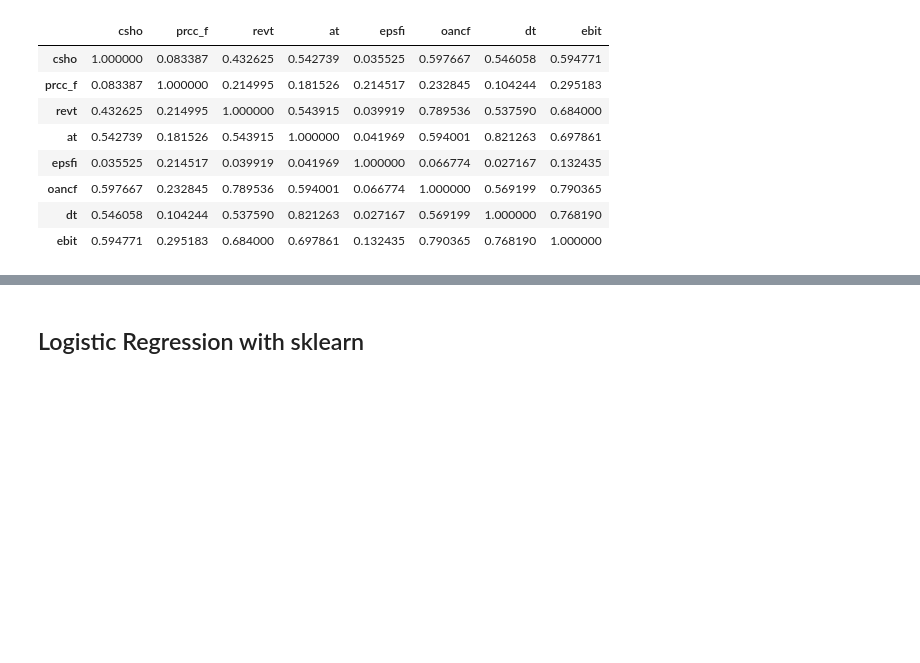
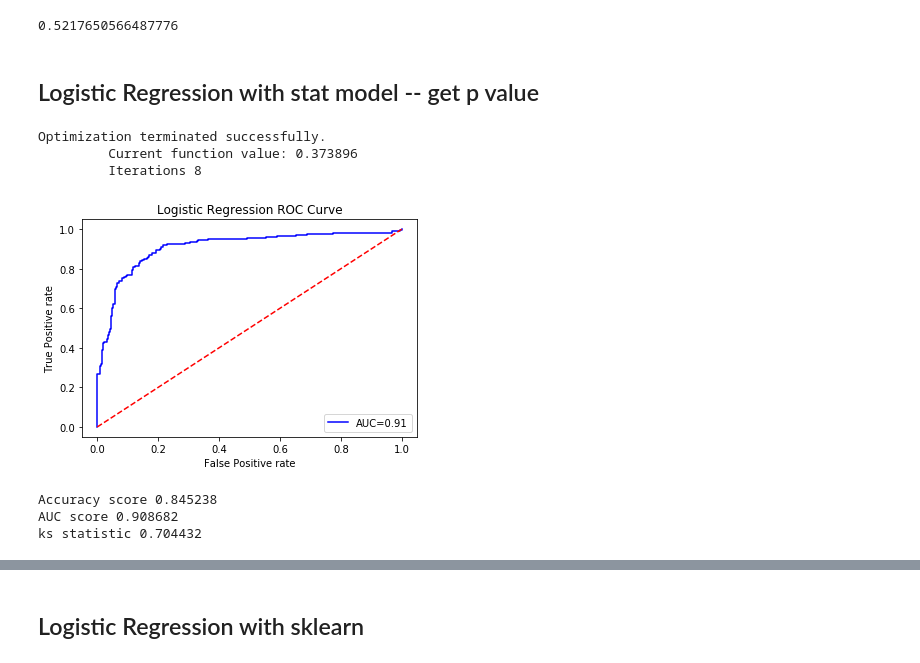
Before and after one commit to YangGao1/Bankruptcy_Prediction, a Jupyter notebook: code/Logistic.ipynb, the cells around one changed output, grey strips where cells are left out. Drawn from its saved outputs; the diff is of its cells as text; code cells hidden in the pictures; blank space fills up the shorter version.

```diff
--- a/code/Logistic.ipynb
+++ b/code/Logistic.ipynb
@@ -5,16 +7,30 @@ from sklearn import neighbors, linear_model
 
 df_new=sample_data()
 trX,teX,trY,teY=make_test_train(df_new)
-# %%
-#look at correlations
-df_new[columns_selected].corr()
-# %% [output]
-|  | csho | prcc_f | revt | at | epsfi | oancf | dt | ebit |
-| csho | 1.000000 | 0.083387 | 0.432625 | 0.542739 | 0.035525 | 0.597667 | 0.546058 | 0.594771 |
-| prcc_f | 0.083387 | 1.000000 | 0.214995 | 0.181526 | 0.214517 | 0.232845 | 0.104244 | 0.295183 |
-| revt | 0.432625 | 0.214995 | 1.000000 | 0.543915 | 0.039919 | 0.789536 | 0.537590 | 0.684000 |
-| at | 0.542739 | 0.181526 | 0.543915 | 1.000000 | 0.041969 | 0.594001 | 0.821263 | 0.697861 |
-| epsfi | 0.035525 | 0.214517 | 0.039919 | 0.041969 | 1.000000 | 0.066774 | 0.027167 | 0.132435 |
-| oancf | 0.597667 | 0.232845 | 0.789536 | 0.594001 | 0.066774 | 1.000000 | 0.569199 | 0.790365 |
-| dt | 0.546058 | 0.104244 | 0.537590 | 0.821263 | 0.027167 | 0.569199 | 1.000000 | 0.768190 |
-| ebit | 0.594771 | 0.295183 | 0.684000 | 0.697861 | 0.132435 | 0.790365 | 0.768190 | 1.000000 |
+# %%
+#balance test
+np.sum(df_new['stalt']==0)/df_new.shape[0]
+# %% [output]
+0.5217650566487776
+# %% [markdown]
+## Logistic Regression with stat model -- get p value
+# %%
+import statsmodels.api as sm
+
+logit=sm.Logit(trY,trX)
+model=logit.fit()
+# %% [output]
+Optimization terminated successfully.
+         Current function value: 0.373896
+         Iterations 8
+# %%
+auc_score,accuracy_score,ks=calc_metrics(model,teX,teY,0.5,0)
+
+print('Accuracy score %f' % accuracy_score)
+print('AUC score %f' % auc_score)
+print('ks statistic %f' % ks)
+# %% [output]
+[figure, added]
+Accuracy score 0.845238
+AUC score 0.908682
+ks statistic 0.704432
```
Also changed, not shown: parts of 7 cells of this notebook, 2 other files.
